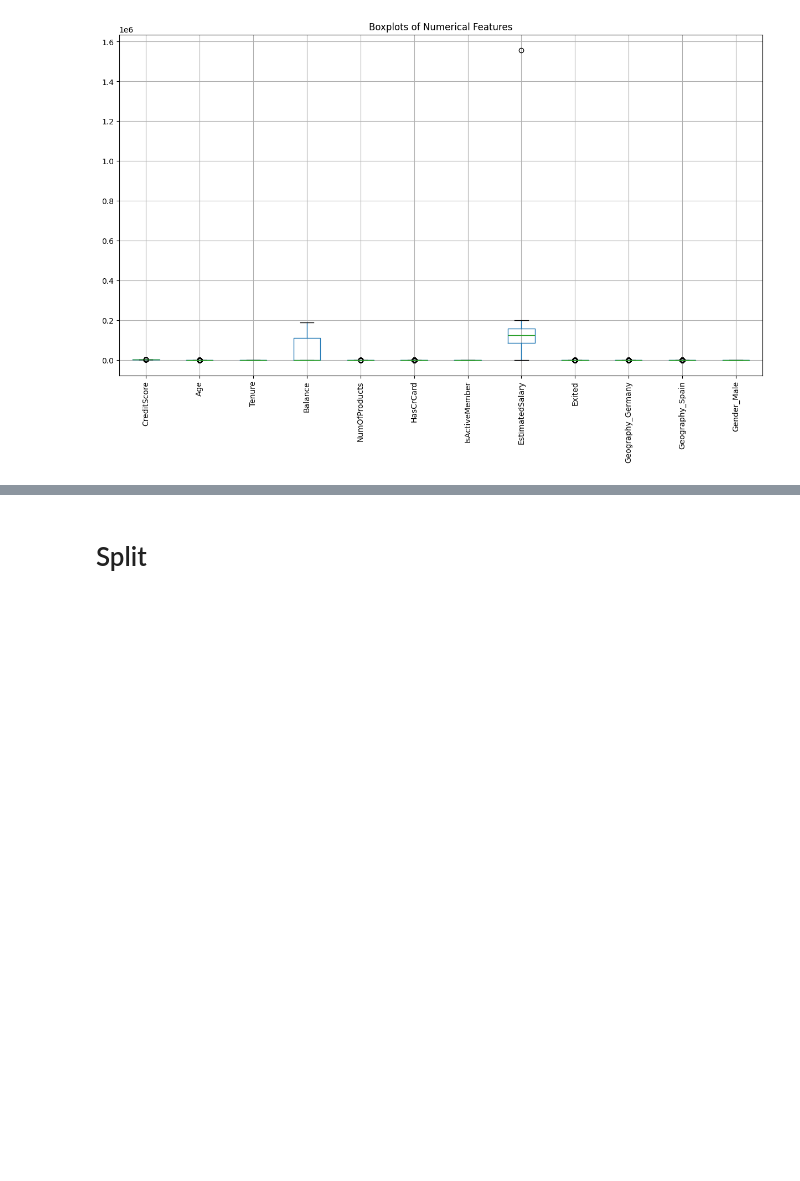
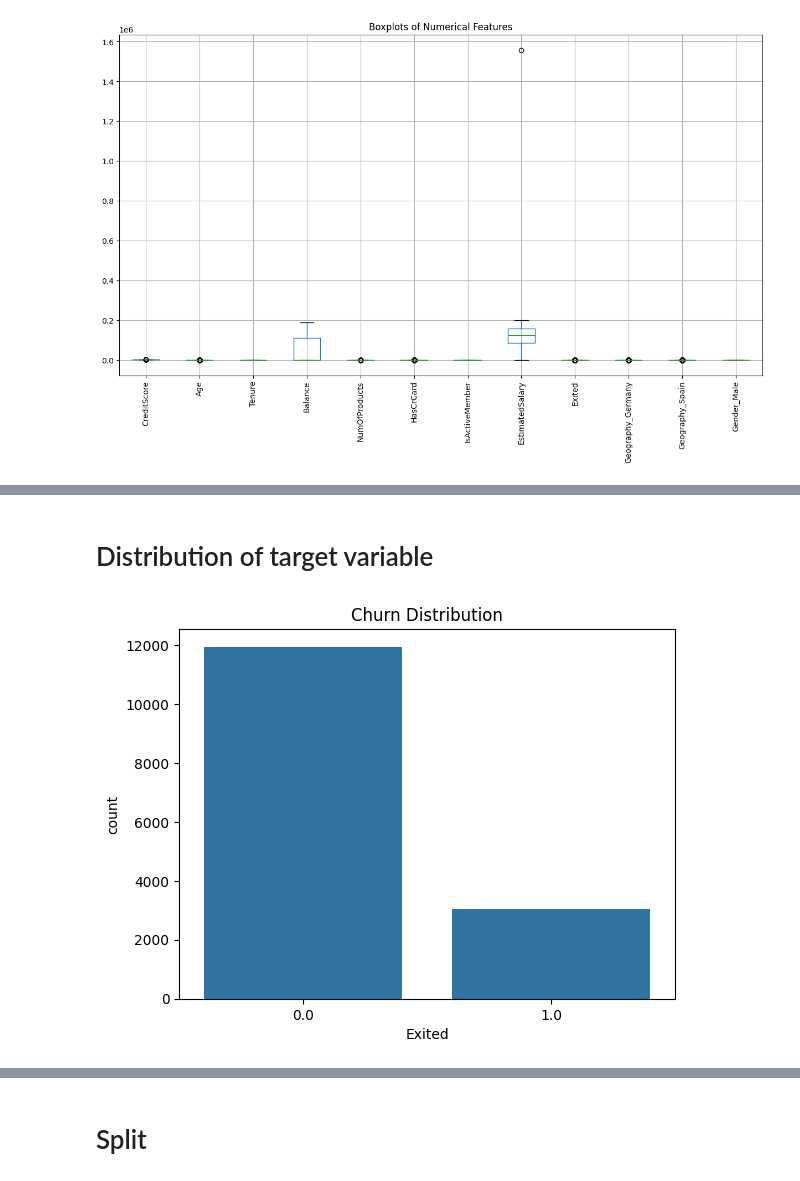
Before and after one commit to hasithaPerera2002/bank-customer-churn, a Jupyter notebook: notebooks/random_forest_model.ipynb, the cells around one changed output, grey strips where cells are left out. Saved outputs shown, nothing was run; the diff lists cells and outputs as text; code cells hidden in the pictures; blank space fills up the shorter version.

```diff
--- a/notebooks/random_forest_model.ipynb
+++ b/notebooks/random_forest_model.ipynb
@@ -36,0 +56,8 @@ df_balanced = pd.concat([class_1, class_0.sample(len(class_1), random_state=42)]
+# %% [markdown]
+# Distribution of target variable
+# %%
+sns.countplot(x='Exited', data=df)
+plt.title('Churn Distribution')
+plt.show()
+# %% [output]
+[figure, added]
```
Also changed, not shown: parts of 43 cells of this notebook, 8 other files.
